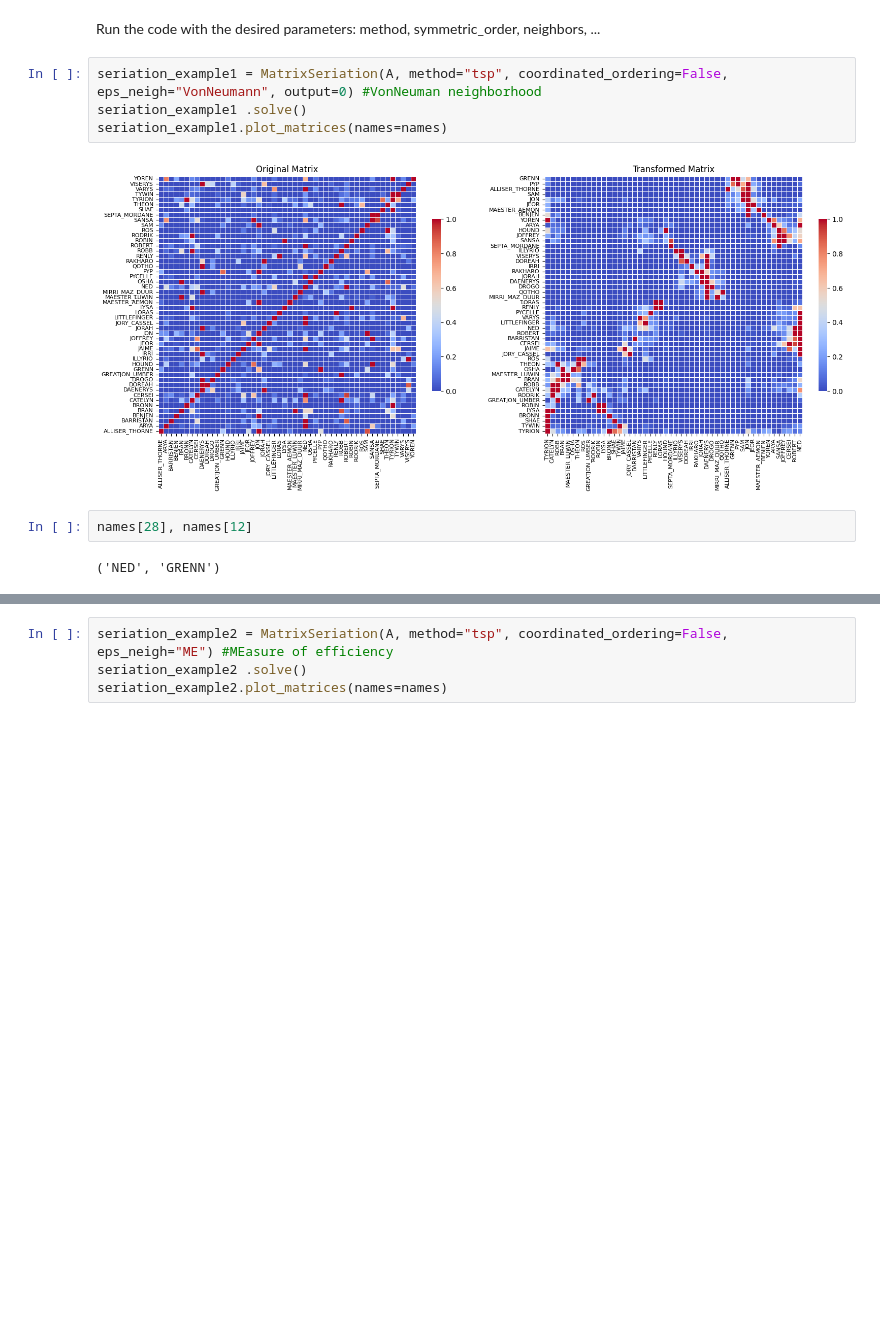
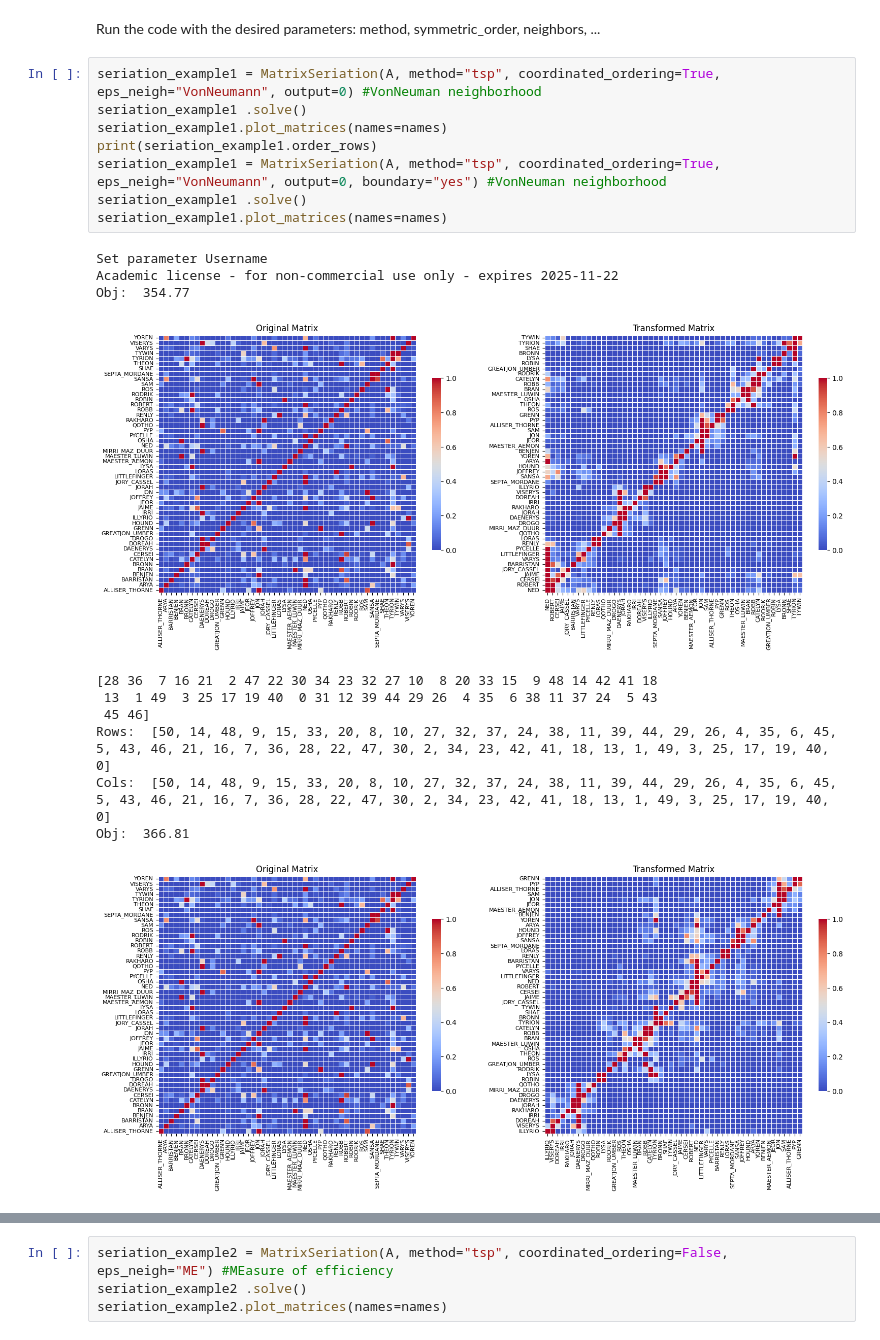
Before and after one commit to vblancoOR/seriation_mathopt, a Jupyter notebook: example_.ipynb, the cells around one changed output, grey strips where cells are left out. Cells and saved outputs as stored; diff of their text form; blank space fills up the shorter version.

```diff
--- a/example_.ipynb
+++ b/example_.ipynb
@@ -13,12 +13,22 @@ names=['ALLISER_THORNE', 'ARYA', 'BARRISTAN', 'BENJEN', 'BRAN', 'BRONN', 'CATELY
 # %% [markdown]
 Run the code with the desired parameters: method, symmetric_order, neighbors, ...
 # %%
-seriation_example1 = MatrixSeriation(A, method="tsp", coordinated_ordering=False, eps_neigh="VonNeumann", output=0) #VonNeuman neighborhood
+seriation_example1 = MatrixSeriation(A, method="tsp", coordinated_ordering=True, eps_neigh="VonNeumann", output=0) #VonNeuman neighborhood
 seriation_example1 .solve()
 seriation_example1.plot_matrices(names=names)
+print(seriation_example1.order_rows)
+seriation_example1 = MatrixSeriation(A, method="tsp", coordinated_ordering=True, eps_neigh="VonNeumann", output=0, boundary="yes") #VonNeuman neighborhood
+seriation_example1 .solve()
+seriation_example1.plot_matrices(names=names)
 # %% [output]
+Set parameter Username
+Academic license - for non-commercial use only - expires 2025-11-22
+Obj:  354.77
-[figure, old version]
+[figure, new version]
+[28 36  7 16 21  2 47 22 30 34 23 32 27 10  8 20 33 15  9 48 14 42 41 18
+ 13  1 49  3 25 17 19 40  0 31 12 39 44 29 26  4 35  6 38 11 37 24  5 43
+ 45 46]
+Rows:  [50, 14, 48, 9, 15, 33, 20, 8, 10, 27, 32, 37, 24, 38, 11, 39, 44, 29, 26, 4, 35, 6, 45, 5, 43, 46, 21, 16, 7, 36, 28, 22, 47, 30, 2, 34, 23, 42, 41, 18, 13, 1, 49, 3, 25, 17, 19, 40, 0]
+Cols:  [50, 14, 48, 9, 15, 33, 20, 8, 10, 27, 32, 37, 24, 38, 11, 39, 44, 29, 26, 4, 35, 6, 45, 5, 43, 46, 21, 16, 7, 36, 28, 22, 47, 30, 2, 34, 23, 42, 41, 18, 13, 1, 49, 3, 25, 17, 19, 40, 0]
+Obj:  366.81
+[figure, added]
-# %%
-names[28], names[12]
-# %% [output]
-('NED', 'GRENN')
```
Also changed, not shown: parts of 4 cells of this notebook, 13 other files.
